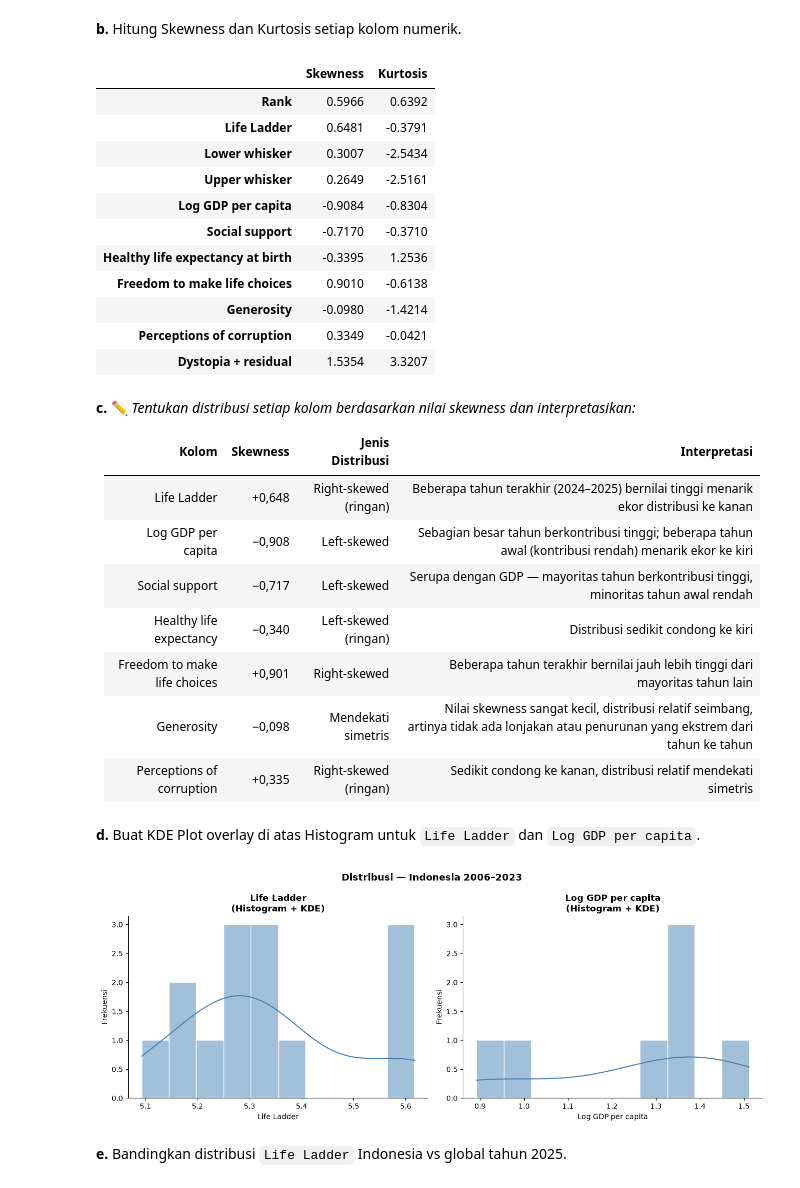
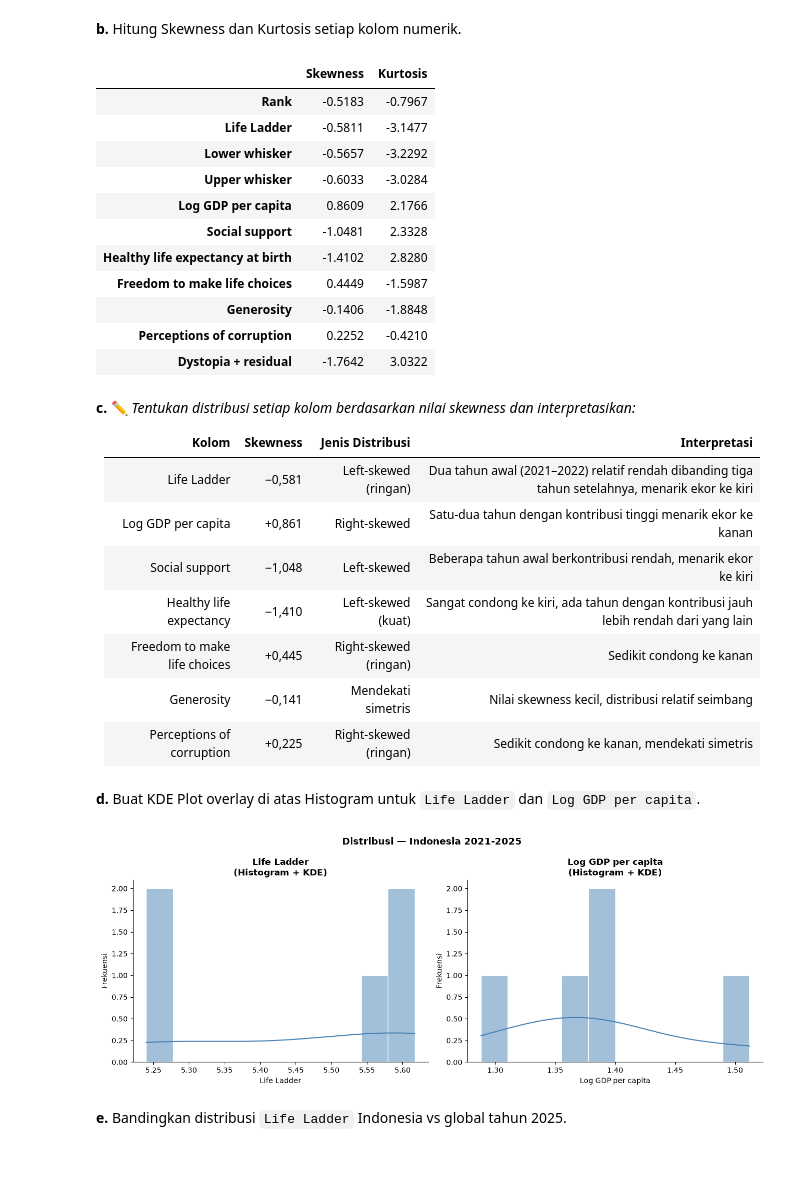
Before and after one commit to emilyvitasya/WorldHappinessReport_Indonesia, a Jupyter notebook: DescStats_WHR_Template_Emily.ipynb, the cells around one changed output. Saved outputs shown, nothing was run; the diff lists cells and outputs as text; code cells hidden in the pictures.

```diff
--- a/DescStats_WHR_Template_Emily.ipynb
+++ b/DescStats_WHR_Template_Emily.ipynb
@@ -136,6 +136,7 @@ missing[missing['Jumlah Missing'] > 0]
 # %%
 # f. Filter data Indonesia 2006–2023
-df_idn = df_whr[df_whr['Country name'] == 'Indonesia'].sort_values('year').reset_index(drop=True)
+last5 = [2021, 2022, 2023, 2024, 2025]
+df_idn = df_whr[(df_whr['Country name'] == 'Indonesia') & (df_whr['year'].isin(last5))].sort_values('year').reset_index(drop=True)
 
 print(f'Jumlah baris df_idn : {len(df_idn)}')
 print(f"Rentang tahun       : {df_idn['year'].min()} - {df_idn['year'].max()}")
@@ -585,46 +565,46 @@ sk_kurt = pd.DataFrame({
 display(sk_kurt)
 # %% [output]
 |  | Skewness | Kurtosis |
-| Rank | 0.5966 | 0.6392 |
-| Life Ladder | 0.6481 | -0.3791 |
-| Lower whisker | 0.3007 | -2.5434 |
-| Upper whisker | 0.2649 | -2.5161 |
-| Log GDP per capita | -0.9084 | -0.8304 |
-| Social support | -0.7170 | -0.3710 |
-| Healthy life expectancy at birth | -0.3395 | 1.2536 |
-| Freedom to make life choices | 0.9010 | -0.6138 |
-| Generosity | -0.0980 | -1.4214 |
-| Perceptions of corruption | 0.3349 | -0.0421 |
-| Dystopia + residual | 1.5354 | 3.3207 |
+| Rank | -0.5183 | -0.7967 |
+| Life Ladder | -0.5811 | -3.1477 |
+| Lower whisker | -0.5657 | -3.2292 |
+| Upper whisker | -0.6033 | -3.0284 |
+| Log GDP per capita | 0.8609 | 2.1766 |
+| Social support | -1.0481 | 2.3328 |
+| Healthy life expectancy at birth | -1.4102 | 2.8280 |
+| Freedom to make life choices | 0.4449 | -1.5987 |
+| Generosity | -0.1406 | -1.8848 |
+| Perceptions of corruption | 0.2252 | -0.4210 |
+| Dystopia + residual | -1.7642 | 3.0322 |
 # %% [markdown]
 **c.** ✏️ *Tentukan distribusi setiap kolom berdasarkan nilai skewness dan interpretasikan:*
 
 | Kolom | Skewness | Jenis Distribusi | Interpretasi |
 |-------|----------|------------------|--------------|
-| Life Ladder | +0,648 | Right-skewed (ringan) | Beberapa tahun terakhir (2024–2025) bernilai tinggi menarik ekor distribusi ke kanan |
-| Log GDP per capita | −0,908 | Left-skewed | Sebagian besar tahun berkontribusi tinggi; beberapa tahun awal (kontribusi rendah) menarik ekor ke kiri |
-| Social support | −0,717 | Left-skewed | Serupa dengan GDP — mayoritas tahun berkontribusi tinggi, minoritas tahun awal rendah |
-| Healthy life expectancy | −0,340 | Left-skewed (ringan) | Distribusi sedikit condong ke kiri |
-| Freedom to make life choices | +0,901 | Right-skewed | Beberapa tahun terakhir bernilai jauh lebih tinggi dari mayoritas tahun lain |
-| Generosity | −0,098 | Mendekati simetris | Nilai skewness sangat kecil, distribusi relatif seimbang, artinya tidak ada lonjakan atau penurunan yang ekstrem dari tahun ke tahun |
-| Perceptions of corruption | +0,335 | Right-skewed (ringan) | Sedikit condong ke kanan, distribusi relatif mendekati simetris |
+| Life Ladder | −0,581 | Left-skewed (ringan) | Dua tahun awal (2021–2022) relatif rendah dibanding tiga tahun setelahnya, menarik ekor ke kiri |
+| Log GDP per capita | +0,861 | Right-skewed | Satu-dua tahun dengan kontribusi tinggi menarik ekor ke kanan |
+| Social support | −1,048 | Left-skewed | Beberapa tahun awal berkontribusi rendah, menarik ekor ke kiri |
+| Healthy life expectancy | −1,410 | Left-skewed (kuat) | Sangat condong ke kiri, ada tahun dengan kontribusi jauh lebih rendah dari yang lain |
+| Freedom to make life choices | +0,445 | Right-skewed (ringan) | Sedikit condong ke kanan |
+| Generosity | −0,141 | Mendekati simetris | Nilai skewness kecil, distribusi relatif seimbang |
+| Perceptions of corruption | +0,225 | Right-skewed (ringan) | Sedikit condong ke kanan, mendekati simetris |
 # %% [markdown]
 **d.** Buat KDE Plot overlay di atas Histogram untuk `Life Ladder` dan `Log GDP per capita`.
 # %%
 # d. Histogram + KDE — Life Ladder & Log GDP per capita
 cols_kde = ['Life Ladder', 'Log GDP per capita']
 
 fig, axes = plt.subplots(1, 2, figsize=(13, 5))
 for ax, col in zip(axes, cols_kde):
     sns.histplot(df_idn[col].dropna(), bins=10, kde=True, ax=ax,
                  color='steelblue', edgecolor='white')
     ax.set_title(f'{col}\n(Histogram + KDE)', fontweight='bold')
     ax.set_xlabel(col); ax.set_ylabel('Frekuensi')
 
-plt.suptitle('Distribusi — Indonesia 2006–2023', fontsize=13, fontweight='bold')
+plt.suptitle('Distribusi — Indonesia 2021-2025', fontsize=13, fontweight='bold')
 plt.tight_layout(); plt.show()
 # %% [output]
-[figure, old version]
+[figure, new version]
 # %% [markdown]
 **e.** Bandingkan distribusi `Life Ladder` Indonesia vs global tahun 2025.
 # %%
```
Also changed, not shown: parts of 34 cells of this notebook.
